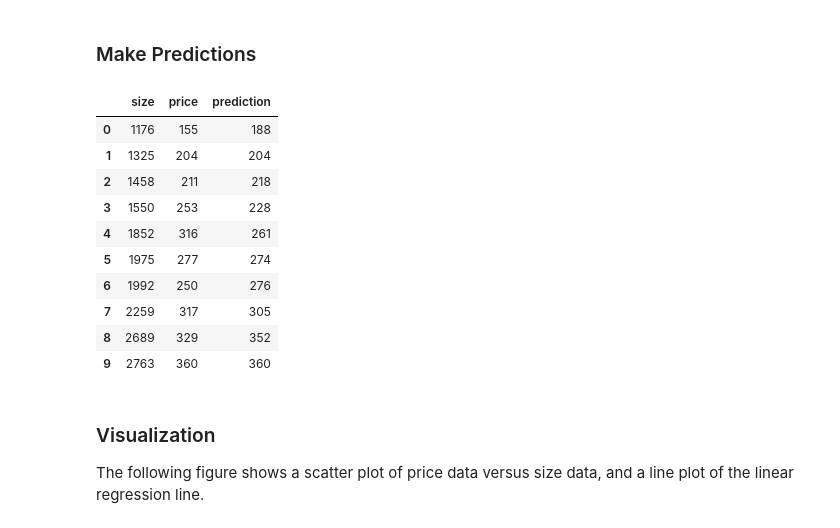
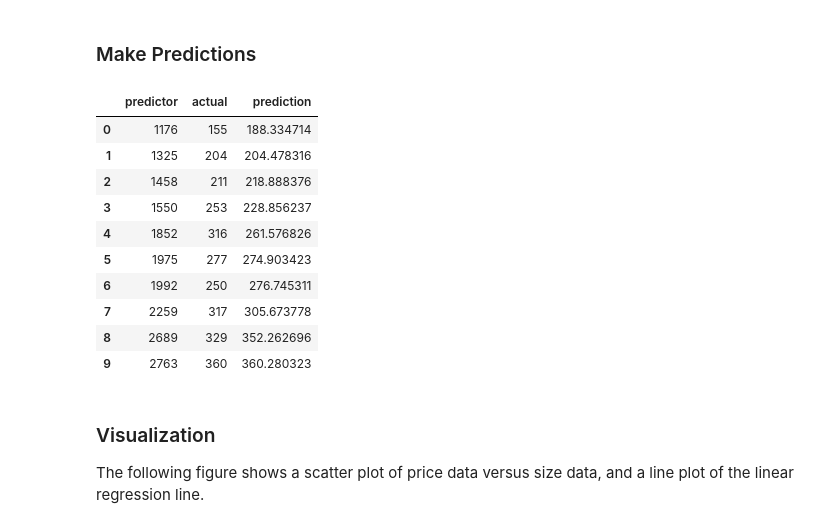
Before and after one commit to tariqzahratahdi/MachineLearning, a Jupyter notebook: course_machine_learning_simple_linear_regression.ipynb, the cells around one changed output. Cells and saved outputs as stored; diff of their text form; code cells hidden in the pictures.

```diff
--- a/course_machine_learning_simple_linear_regression.ipynb
+++ b/course_machine_learning_simple_linear_regression.ipynb
@@ -79,7 +97,7 @@ where
 We use the `pandas.corr()` method to calculate the correlation coefficient between two columns of a DataFrame.
 # %%
 # correlation coefficient
-r = data['size'].corr(data['price'])
+r = data['predictor'].corr(data['actual'])
 
 print(r)
 # %% [output]
@@ -93,7 +111,7 @@ We use the pandas `pandas.std()` method to calculate the standard deviation and
 
 Standard deviation of the response variable (price):
 # %%
-std_y = data['price'].std(ddof=0)
+std_y = data['actual'].std(ddof=0)
 
 print(std_y)
 # %% [output]
@@ -101,7 +119,7 @@ print(std_y)
 # %% [markdown]
 Standard deviation of the predictor variable(size):
 # %%
-std_x = data['size'].std(ddof=0)
+std_x = data['predictor'].std(ddof=0)
 
 print(std_x)
 # %% [output]
@@ -131,7 +149,7 @@ where
 * $\bar{x}$ is the mean of the variable $x$.
 # %%
 # calculate the intercept
-intercept = data['price'].mean() - slope * data['size'].mean()
+intercept = data['actual'].mean() - slope * data['predictor'].mean()
 
 print(intercept)
 # %% [output]
@@ -139,31 +157,25 @@ print(intercept)
 # %% [markdown]
 ### Make Predictions
 # %%
-# create a dict with model predictions values
-prediction_dict = {'prediction':intercept + slope * data['size']}
-
-# create a dataframe from the dict
-prediction = pd.DataFrame(prediction_dict)
-
-# convert float to int
-prediction = prediction.astype({'prediction':'int'})
+# create a dataframe of predictions
+prediction = pd.DataFrame({'prediction':intercept + slope * data['predictor']})
 
 # add prediction column to data
 data_model = pd.concat([data, prediction], axis=1)
 
 data_model
 # %% [output]
-|  | size | price | prediction |
-| 0 | 1176 | 155 | 188 |
-| 1 | 1325 | 204 | 204 |
-| 2 | 1458 | 211 | 218 |
-| 3 | 1550 | 253 | 228 |
-| 4 | 1852 | 316 | 261 |
-| 5 | 1975 | 277 | 274 |
-| 6 | 1992 | 250 | 276 |
-| 7 | 2259 | 317 | 305 |
-| 8 | 2689 | 329 | 352 |
-| 9 | 2763 | 360 | 360 |
+|  | predictor | actual | prediction |
+| 0 | 1176 | 155 | 188.334714 |
+| 1 | 1325 | 204 | 204.478316 |
+| 2 | 1458 | 211 | 218.888376 |
+| 3 | 1550 | 253 | 228.856237 |
+| 4 | 1852 | 316 | 261.576826 |
+| 5 | 1975 | 277 | 274.903423 |
+| 6 | 1992 | 250 | 276.745311 |
+| 7 | 2259 | 317 | 305.673778 |
+| 8 | 2689 | 329 | 352.262696 |
+| 9 | 2763 | 360 | 360.280323 |
 # %% [markdown]
 ### Visualization
 
```
Also changed, not shown: parts of 7 cells of this notebook.
